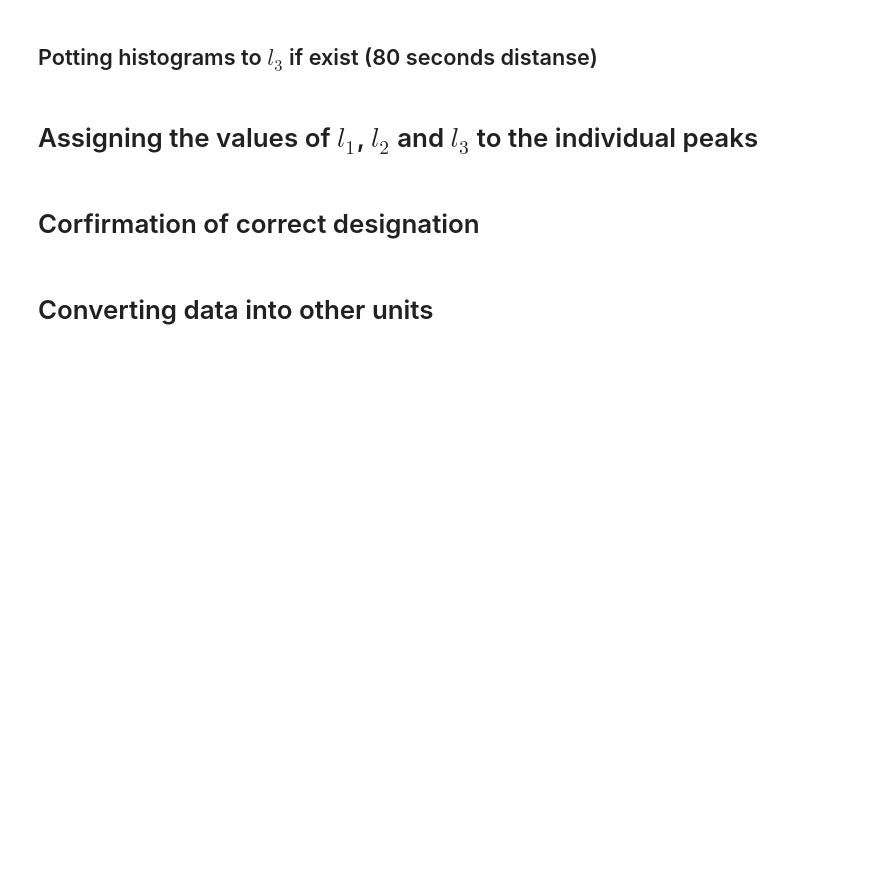
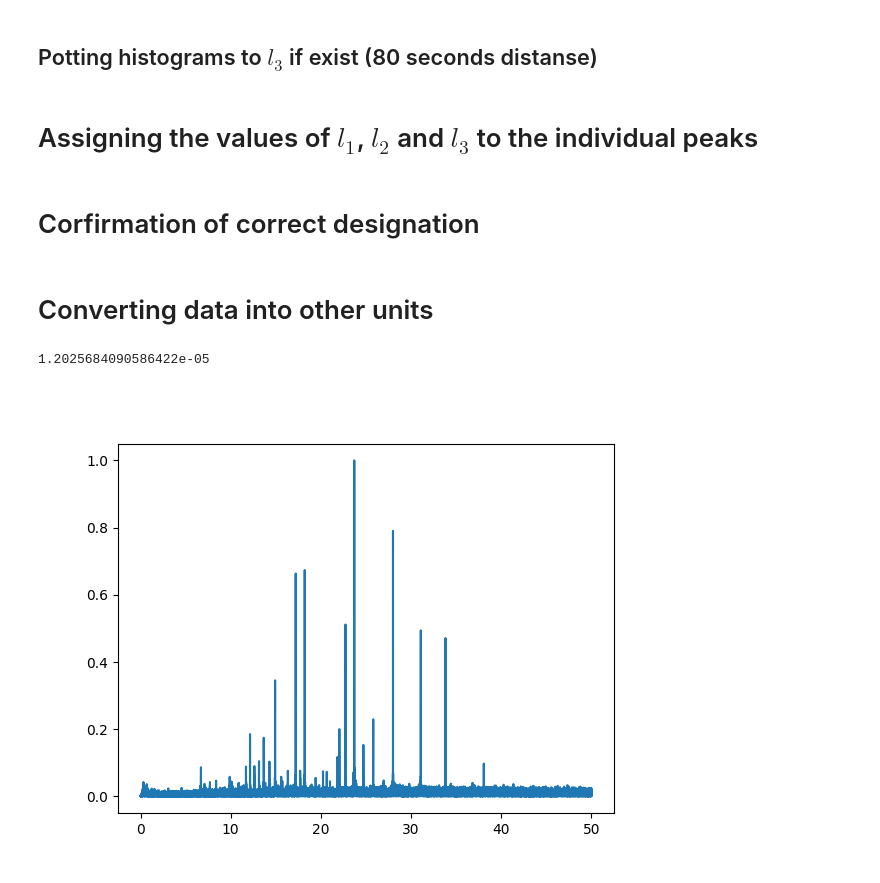
Before and after one commit to RadekKlucz/identification-of-sdBV-star-pulsed-modes, a Jupyter notebook: main/main.ipynb, the cells around one changed output. Cells and saved outputs as stored; diff of their text form; code cells hidden in the pictures; blank space fills up the shorter version.

```diff
--- a/main/main.ipynb
+++ b/main/main.ipynb
@@ -252,5 +231,5 @@ import pandas as pd
 # %%
-dane = pd.read_csv('sdB93.dane', sep='\s+', header=None)
+dane = pd.read_csv('./data/sdB93.dane', sep='\s+', header=None)
 czas = dane[0]
 natezenie = dane[1]
 # %%
@@ -271,4 +248,15 @@ power_1= power  * 1/0.026
+# %%
+power_1 = np.sqrt(power[1:] / 0.0263683484161726)
+norm = np.linalg.norm(power_1)
+normal_array = power_1 / norm
+# %%
+max(power)
+min(power_1)
+# %% [output]
+1.2025684090586422e-05
 # %%
 plt.clf()
-plt.plot(frequency, power_1)
+plt.plot(frequency[1:], power_1)
 plt.show()
+# %% [output]
+[figure, added]
```
Also changed, not shown: parts of 8 cells of this notebook.
